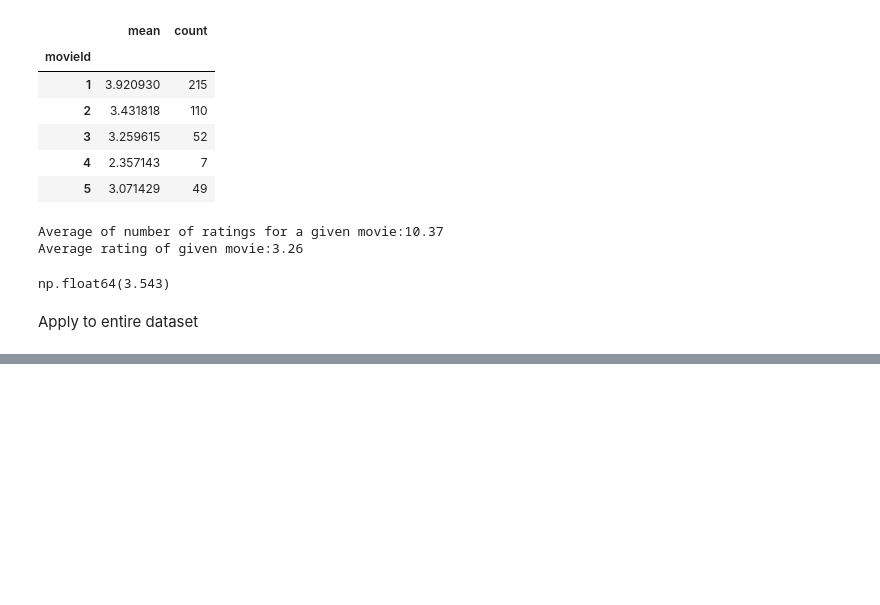
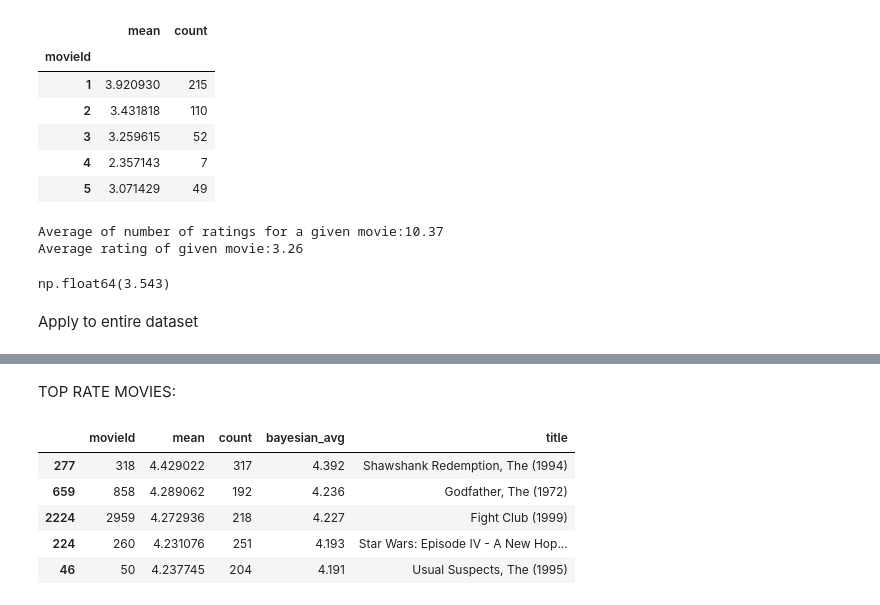
Before and after one commit to DSon24/Practice-recommender-project, a Jupyter notebook: Code/practice recommender.ipynb, the cells around one changed output, grey strips where cells are left out. Cells and saved outputs as stored; diff of their text form; code cells hidden in the pictures; blank space fills up the shorter version.

```diff
--- a/Code/practice recommender.ipynb
+++ b/Code/practice recommender.ipynb
@@ -178,3 +179,16 @@ bayesian_avg_ratings.head()
 | 2 | 3 | 3.260 |
 | 3 | 4 | 2.898 |
 | 4 | 5 | 3.105 |
+# %% [markdown]
+TOP RATE MOVIES:
+# %%
+movie_stats = movies_stat.merge(bayesian_avg_ratings, on='movieId')
+movie_stats = movie_stats.merge(movies[['movieId', 'title']], on='movieId')
+movie_stats.sort_values(by='bayesian_avg', ascending=False).head()
+# %% [output]
+|  | movieId | mean | count | bayesian_avg | title |
+| 277 | 318 | 4.429022 | 317 | 4.392 | Shawshank Redemption, The (1994) |
+| 659 | 858 | 4.289062 | 192 | 4.236 | Godfather, The (1972) |
+| 2224 | 2959 | 4.272936 | 218 | 4.227 | Fight Club (1999) |
+| 224 | 260 | 4.231076 | 251 | 4.193 | Star Wars: Episode IV - A New Hop... |
+| 46 | 50 | 4.237745 | 204 | 4.191 | Usual Suspects, The (1995) |
```
Also changed, not shown: parts of 13 cells of this notebook.
